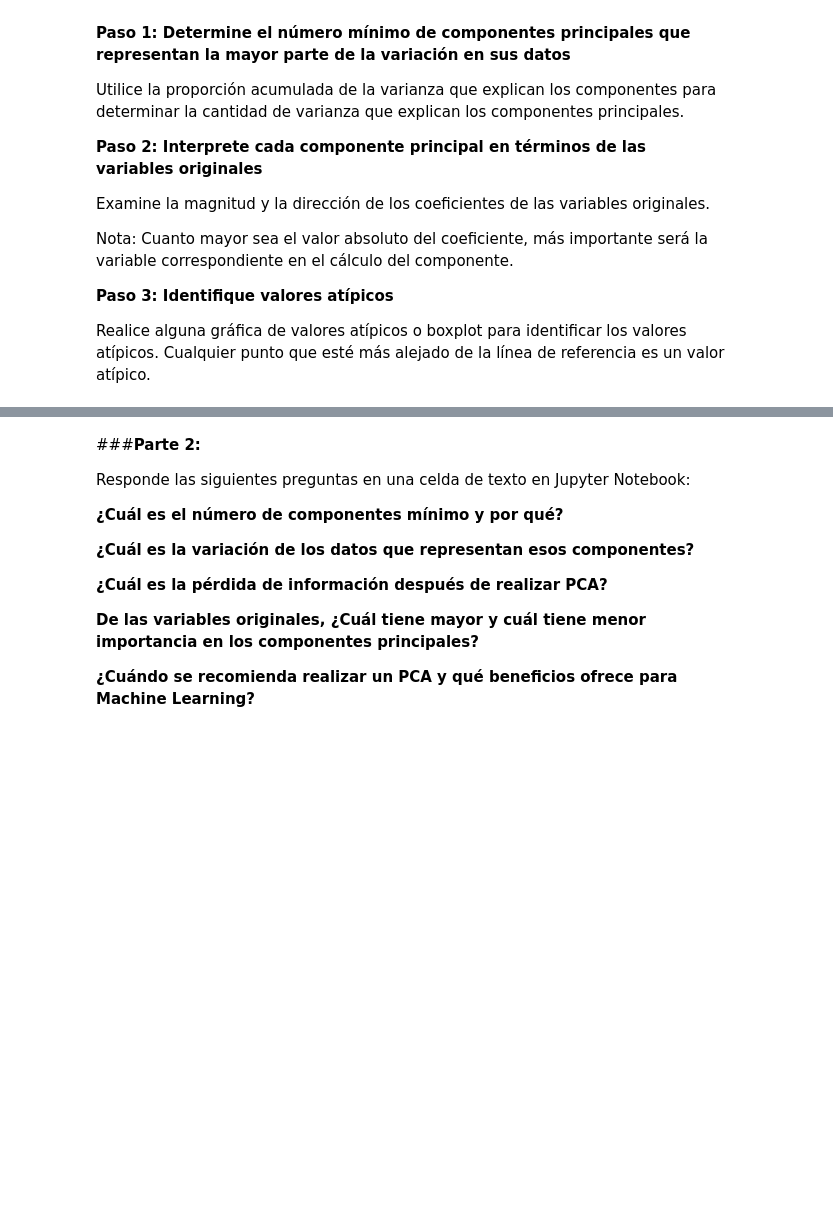
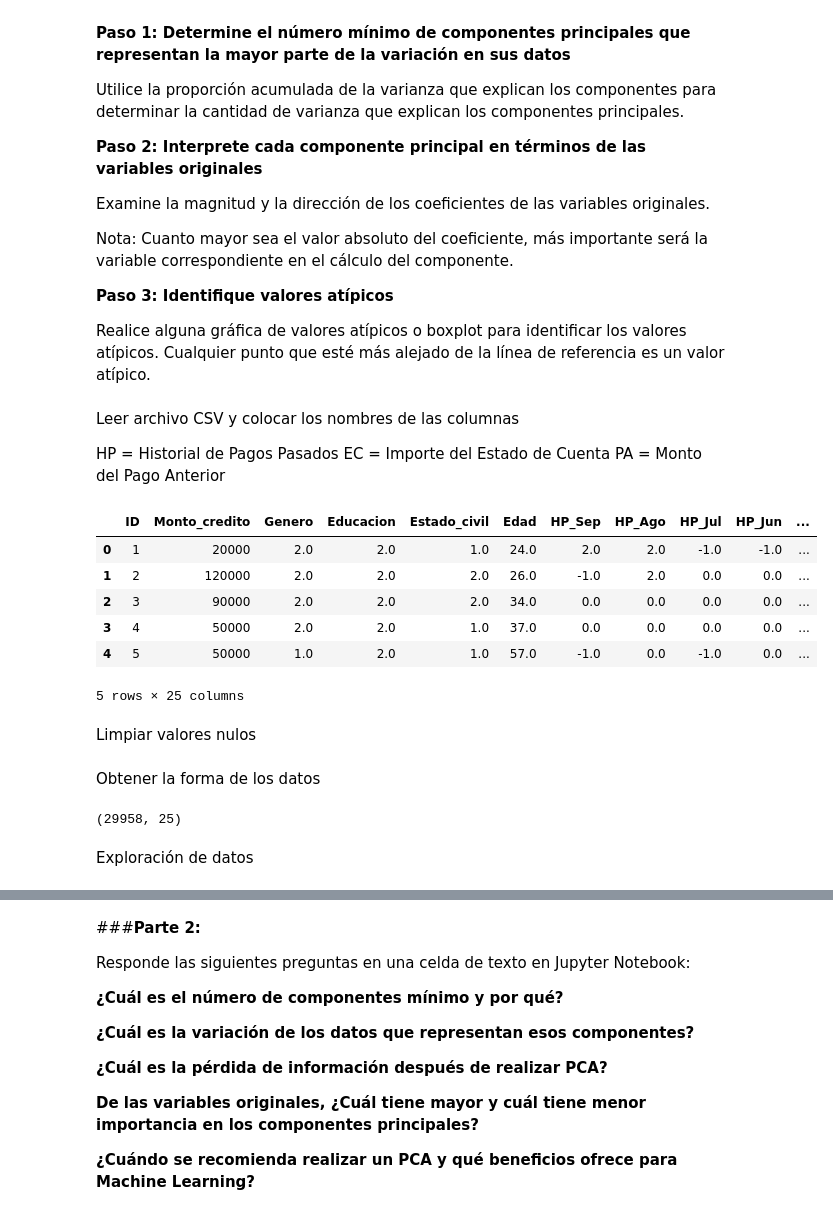
Before and after one commit to PosgradoMNA/actividades-del-projecto-equipo_56, a Jupyter notebook: Actividad1_Equipo56.ipynb, the cells around one changed output, grey strips where cells are left out. Drawn from its saved outputs; the diff is of its cells as text; code cells hidden in the pictures; blank space fills up the shorter version.

```diff
--- a/Actividad1_Equipo56.ipynb
+++ b/Actividad1_Equipo56.ipynb
@@ -566,0 +570,23 @@ Realice alguna gráfica de valores atípicos o boxplot para identificar los valo
+# %% [markdown]
+Leer archivo CSV y colocar los nombres de las columnas
+
+HP = Historial de Pagos Pasados
+EC = Importe del Estado de Cuenta
+PA = Monto del Pago Anterior
+# %%
+url = 'https://raw.githubusercontent.com/PosgradoMNA/Actividades_Aprendizaje-/main/default%20of%20credit%20card%20clients.csv'
+df = pd.read_csv(url)
+df.rename(columns = {'X1' : 'Monto_credito', 'X2': 'Genero','X3':'Educacion','X4':'Estado_civil','X5':'Edad','X6':'HP_Sep','X7':'HP_Ago','X8':'HP_Jul','X9':'HP_Jun','X10':'HP_May','X11':'HP_Abr','X12':'EC_Sep','X13':'EC_Ago','X14':'EC_Jul','X15':'EC_Jun','X16':'EC_May','X17':'HP_Abr','X18':'PA_Sep','X19':'PA_Ago','X20':'PA_Jul','X21':'PA_Jun','X22':'PA_May','X23':'PA_Abr','Y':'Aprobado'}, inplace = True)
+df.head()
+#ndf = df.iloc[: , :12]
+#ndf['Aprobado'] = df['Y']
+# %% [output]
+|  | ID | Monto_credito | Genero | Educacion | Estado_civil | Edad | HP_Sep | HP_Ago | HP_Jul | HP_Jun | ... |
+| 0 | 1 | 20000 | 2.0 | 2.0 | 1.0 | 24.0 | 2.0 | 2.0 | -1.0 | -1.0 | ... |
+| 1 | 2 | 120000 | 2.0 | 2.0 | 2.0 | 26.0 | -1.0 | 2.0 | 0.0 | 0.0 | ... |
+| 2 | 3 | 90000 | 2.0 | 2.0 | 2.0 | 34.0 | 0.0 | 0.0 | 0.0 | 0.0 | ... |
+| 3 | 4 | 50000 | 2.0 | 2.0 | 1.0 | 37.0 | 0.0 | 0.0 | 0.0 | 0.0 | ... |
+| 4 | 5 | 50000 | 1.0 | 2.0 | 1.0 | 57.0 | -1.0 | 0.0 | -1.0 | 0.0 | ... |
+5 rows × 25 columns
+# %% [markdown]
+Limpiar valores nulos
@@ -566,0 +595,8 @@ Realice alguna gráfica de valores atípicos o boxplot para identificar los valo
+# %% [markdown]
+Obtener la forma de los datos
+# %%
+df.shape
+# %% [output]
+(29958, 25)
+# %% [markdown]
+Exploración de datos
```
Also changed, not shown: parts of 15 cells of this notebook.
